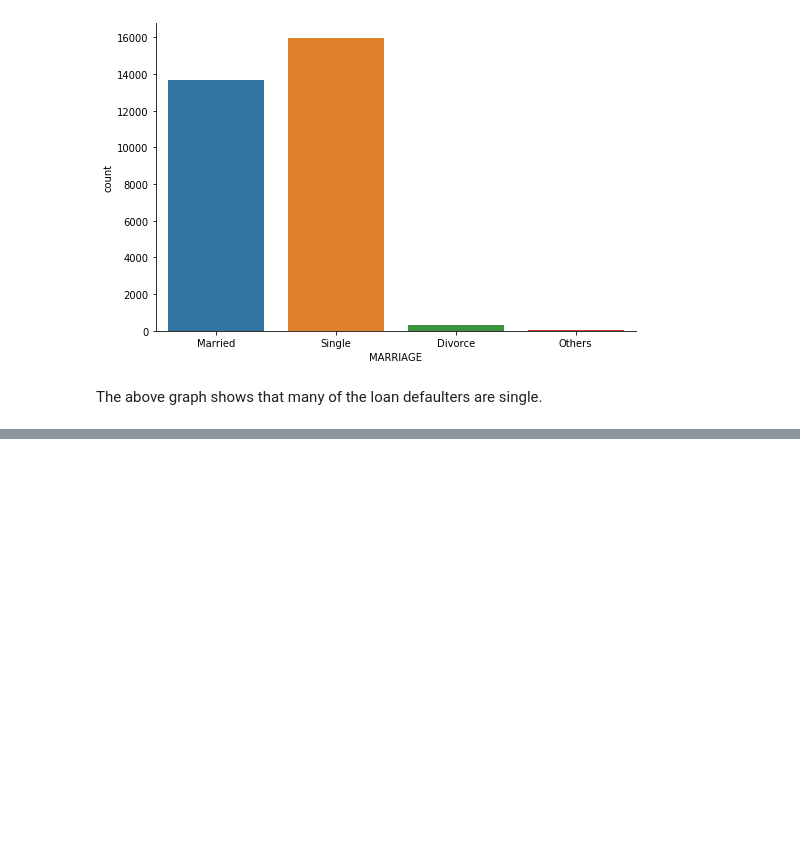
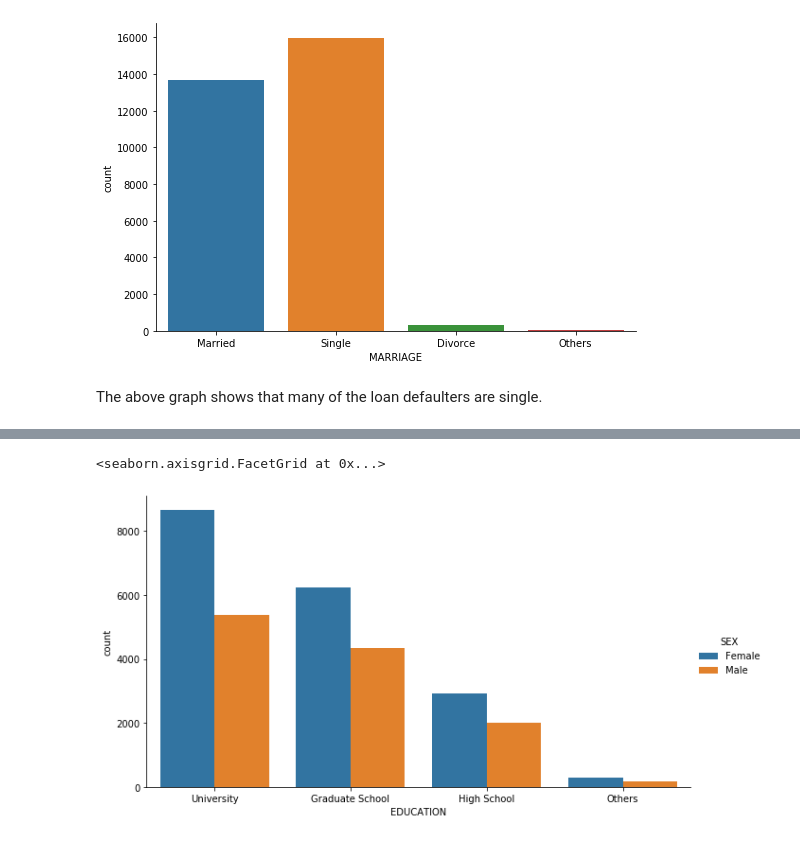
Before and after one commit to Prassannabi/Data-science-python, a Jupyter notebook: Exploratory data analysis.ipynb, the cells around one changed output, grey strips where cells are left out. Cells and saved outputs as stored; diff of their text form; code cells hidden in the pictures; blank space fills up the shorter version.

```diff
--- a/Exploratory data analysis.ipynb
+++ b/Exploratory data analysis.ipynb
@@ -127,0 +256,15 @@ The above graph shows that many of the loan defaulters are single.
+# %%
+## renaming the numbers to relevant status
+credit['EDUCATION'].replace(0, 'Others' , inplace = True)
+credit['EDUCATION'].replace(1, 'Graduate School' , inplace = True)
+credit['EDUCATION'].replace(2, 'University' , inplace = True)
+credit['EDUCATION'].replace(3, 'High School' , inplace = True)
+credit['EDUCATION'].replace(4, 'Others' , inplace = True)
+credit['EDUCATION'].replace(5, 'Others' , inplace = True)
+credit['EDUCATION'].replace(6, 'Others' , inplace = True)
+# %%
+GS = sns.factorplot('EDUCATION', data = credit, hue = 'SEX', kind = 'count', aspect = 1.75)
+GS.set_xlabels('EDUCATION')
+# %% [output]
+<seaborn.axisgrid.FacetGrid at 0x...>
+[figure, added]
```
Also changed, not shown: parts of 18 cells of this notebook.
